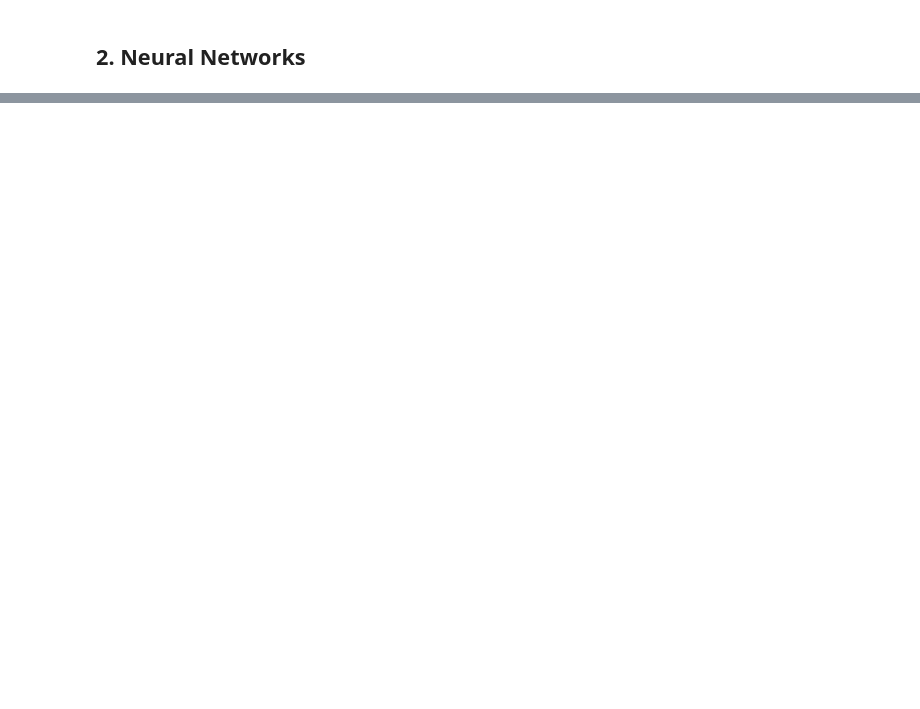
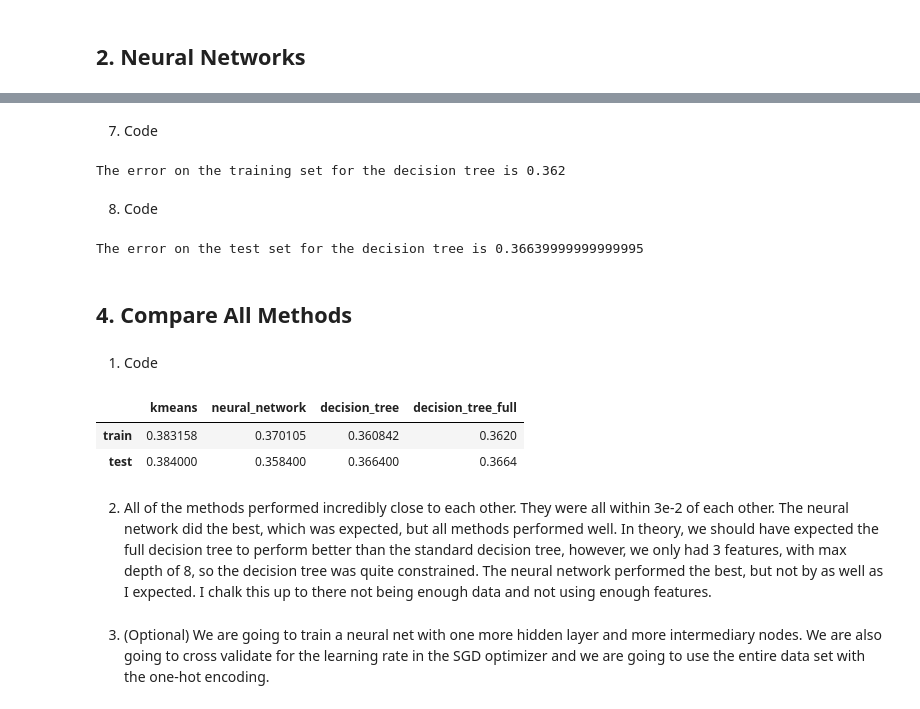
Before and after one commit to andrewlys/ECMA-31330, a Jupyter notebook: hw5/hw5.ipynb, the cells around one changed output, grey strips where cells are left out. Drawn from its saved outputs; the diff is of its cells as text; code cells hidden in the pictures; blank space fills up the shorter version.

Commit message:
all but optional done

```diff
--- a/hw5/hw5.ipynb
+++ b/hw5/hw5.ipynb
@@ -121,0 +291,3 @@ The test error for the k-means classifier is 0.356140350877193
+# %%
+wage_dt_test_err = 1 - dt_clf.score(wage_dt_test, jobclass_dt_test)
+print(f"The test error for the decision tree is {wage_dt_test_err}")
@@ -121,0 +298,5 @@ The test error for the k-means classifier is 0.356140350877193
+# %%
+wage_dt = wage_kmeans[['age', 'education_years', 'logwage']]
+jobclass_dt = wage_kmeans['jobclass']
+dt_full_clf = sklearn.tree.DecisionTreeClassifier(max_depth = 3)
+dt_full_clf.fit(wage_dt, jobclass_dt)
@@ -121,0 +313,34 @@ The test error for the k-means classifier is 0.356140350877193
+# %% [markdown]
+7. Code
+# %%
+wage_dt_full_train_err = 1 - dt_full_clf.score(wage_dt, jobclass_dt)
+print(f"The error on the training set for the decision tree is {wage_dt_full_train_err}")
+# %% [output]
+The error on the training set for the decision tree is 0.362
+# %% [markdown]
+8. Code
+# %%
+wage_dt_full_test_err = 1 - dt_full_clf.score(wage_dt_test, jobclass_dt_test)
+print(f"The error on the test set for the decision tree is {wage_dt_full_test_err}")
+# %% [output]
+The error on the test set for the decision tree is 0.36639999999999995
+# %% [markdown]
+## 4. Compare All Methods
+# %% [markdown]
+1. Code
+# %%
+results = pd.DataFrame({
+    'kmeans': [kmeans_err_train, kmeans_err_test],
+    'neural_network': [1 - wage_nn_train_err, 1 - wage_nn_test_err],
+    'decision_tree': [wage_dt_train_err, wage_dt_test_err],
+    'decision_tree_full': [wage_dt_full_train_err, wage_dt_full_test_err]
+}, index = ['train', 'test'])
+results
+# %% [output]
+|  | kmeans | neural_network | decision_tree | decision_tree_full |
+| train | 0.383158 | 0.370105 | 0.360842 | 0.3620 |
+| test | 0.384000 | 0.358400 | 0.366400 | 0.3664 |
+# %% [markdown]
+2. All of the methods performed incredibly close to each other. They were all within 3e-2 of each other. The neural network did the best, which was expected, but all methods performed well. In theory, we should have expected the full decision tree to perform better than the standard decision tree, however, we only had 3 features, with max depth of 8, so the decision tree was quite constrained. The neural network performed the best, but not by as well as I expected. I chalk this up to there not being enough data and not using enough features.
+# %% [markdown]
+3. (Optional) We are going to train a neural net with one more hidden layer and more intermediary nodes. We are also going to cross validate for the learning rate in the SGD optimizer and we are going to use the entire data set with the one-hot encoding.
```
Also changed, not shown: parts of 46 cells of this notebook.
